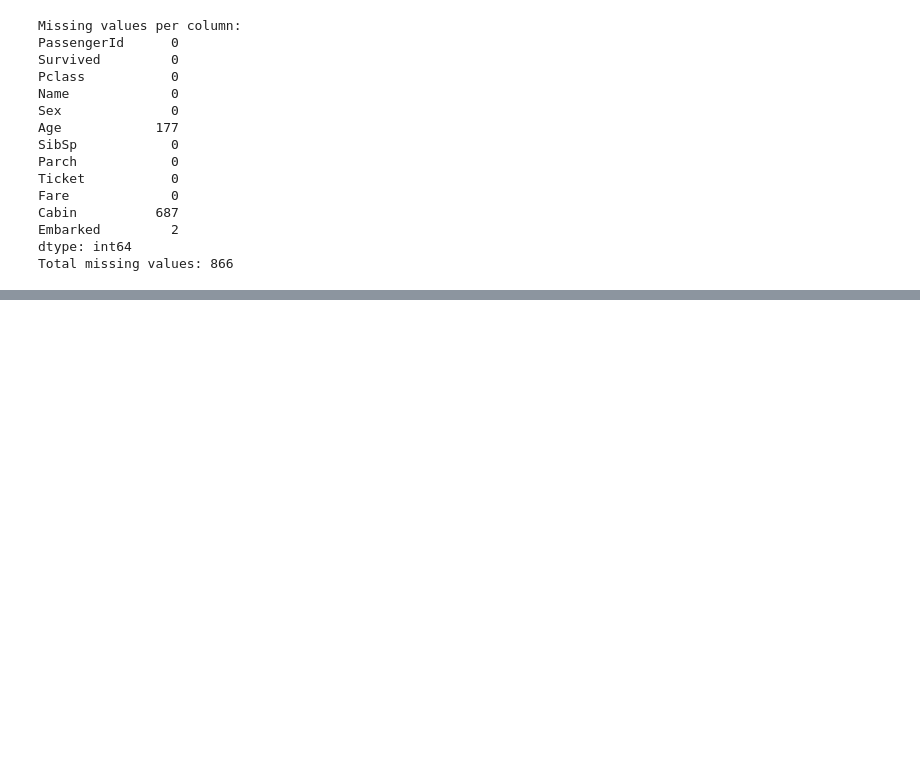
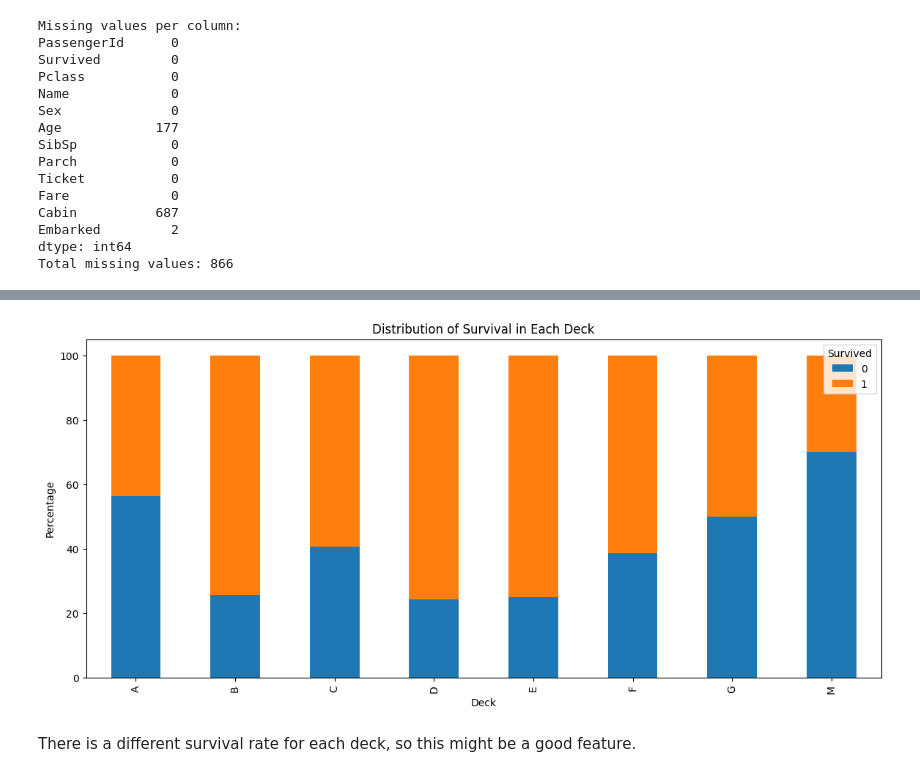
Before and after one commit to TalCordova/Titanic-Disaster-Classifcation, a Jupyter notebook: titanic-predictions-tc.ipynb, the cells around one changed output, grey strips where cells are left out. Saved outputs shown, nothing was run; the diff lists cells and outputs as text; code cells hidden in the pictures; blank space fills up the shorter version.

```diff
--- a/titanic-predictions-tc.ipynb
+++ b/titanic-predictions-tc.ipynb
@@ -465,0 +452,19 @@ For this classification I will try a few models:
+# %%
+# Passenger in the T deck is changed to A
+idx = train_data[train_data['Deck'] == 'T'].index
+train_data.loc[idx, 'Deck'] = 'A'
+# %%
+combination_counts = train_data.groupby(['Deck', 'Survived']).size().reset_index(name='Count')
+
+# Create a DataFrame with all combinations of deck and class
+all_combinations = pd.DataFrame(
+    [(deck, cls) for deck in train_data['Deck'].unique() for cls in train_data['Survived'].unique()],
+    columns=['Deck', 'Survived']
+)
+
+# Merge the combination counts with all combinations DataFrame
+result_sur_df = pd.merge(all_combinations, combination_counts, on=['Deck', 'Survived'], how='left').fillna(0)
+deck_totals = result_sur_df.groupby('Deck')['Count'].transform('sum')
+result_sur_df['Percent'] = (result_sur_df['Count'] / deck_totals) * 100
+
+result_sur_df
@@ -465,0 +489,3 @@ For this classification I will try a few models:
+# %%
+pivot_df = result_sur_df.pivot(index='Deck', columns='Survived', values='Percent').fillna(0)
+pivot_df
@@ -465,0 +503,11 @@ For this classification I will try a few models:
+# %%
+pivot_df.plot(kind='bar', stacked=True, figsize=(14, 6))
+plt.title('Distribution of Survival in Each Deck')
+plt.xlabel('Deck')
+plt.ylabel('Percentage')
+plt.legend(title='Survived', loc='upper right')
+plt.show()
+# %% [output]
+[figure, added]
+# %% [markdown]
+There is a different survival rate for each deck, so this might be a good feature.
```
Also changed, not shown: parts of 109 cells of this notebook.
